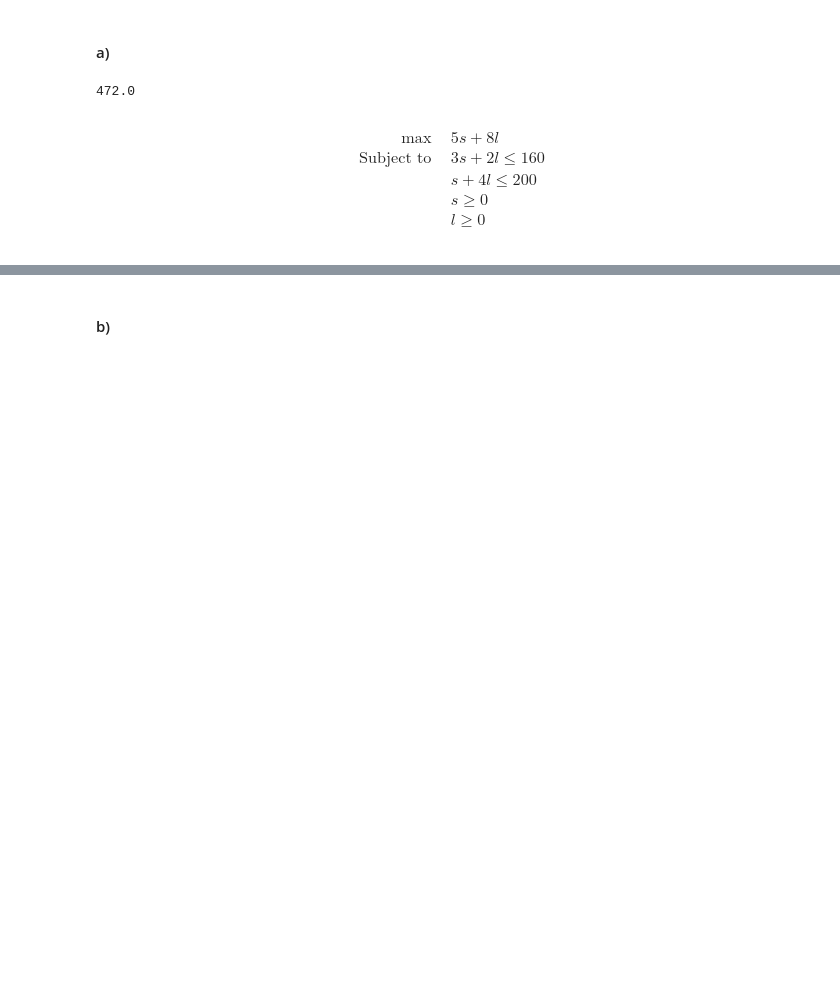
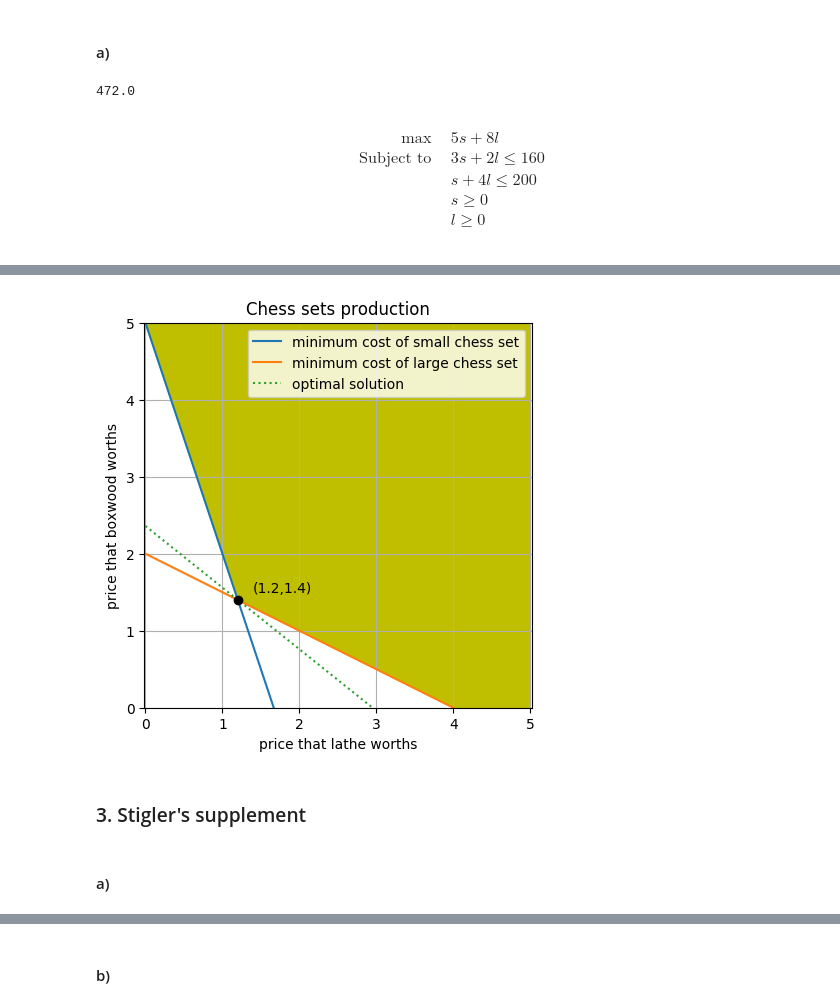
Before and after one commit to xzheng97/optimization, a Jupyter notebook: 524HW4.ipynb, the cells around one changed output, grey strips where cells are left out. Saved outputs shown, nothing was run; the diff lists cells and outputs as text; code cells hidden in the pictures; blank space fills up the shorter version.

```diff
--- a/524HW4.ipynb
+++ b/524HW4.ipynb
@@ -144,0 +178,27 @@ plot!(x,n, label = "optimal solution")
+# %%
+using PyPlot
+figure(figsize=(5,5))
+
+w = collect(0:3:10)
+
+y1 = [5 .- 3w[i] for i=1:length(w)]
+plot( w, y1)
+
+y2 = [2 .- (1/2)w[i]  for i=1:length(w)]
+plot( w, y2)
+
+y3 = [472/200 .- (4/5)w[i] for i=1:length(w)]
+plot( w, y3, ":")
+plot(1.2, 1.4, "k.", markersize=12)
+text( 1.4,1.5, "(1.2,1.4)")
+grid(); axis("equal"); axis([0,5,0,5]);
+xlabel("price that lathe worths");  ylabel("price that boxwood worths")
+fill([0, 1.2, 4, 5, 5], [5, 1.4, 0, 0, 5],color = "y")
+legend(["minimum cost of small chess set", "minimum cost of large chess set","optimal solution"])
+title("Chess sets production");
+# %% [output]
+[figure, added]
+# %% [markdown]
+### 3. Stigler's supplement
+# %% [markdown]
+#### a)
```
Also changed, not shown: parts of 11 cells of this notebook, 5 other files.
